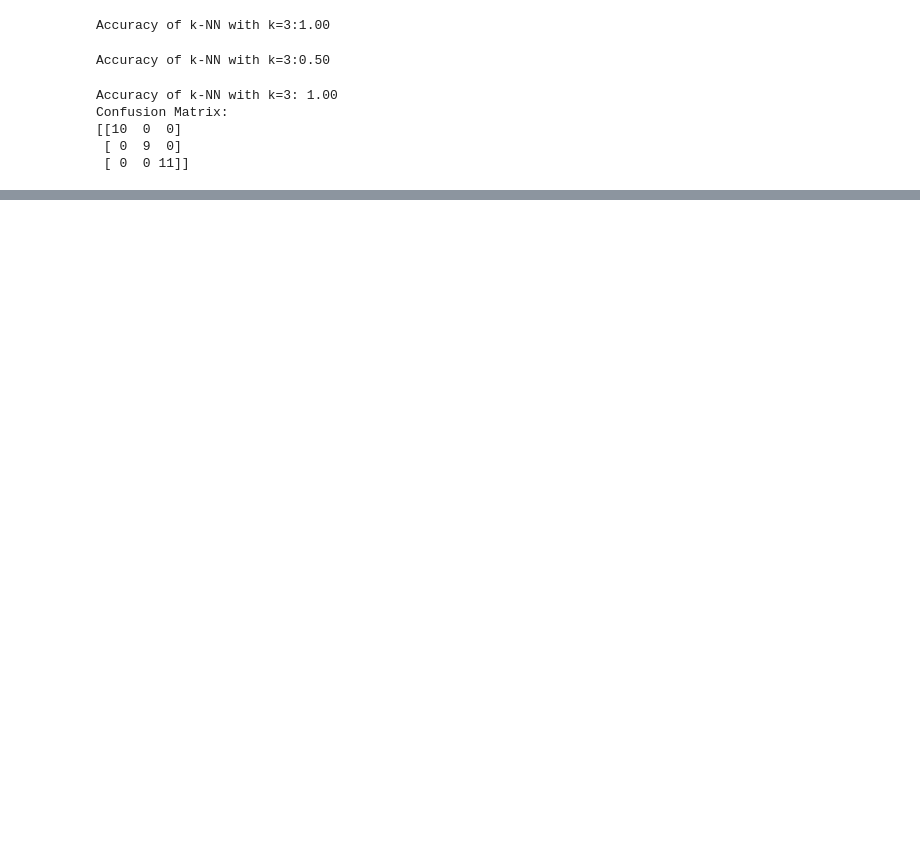
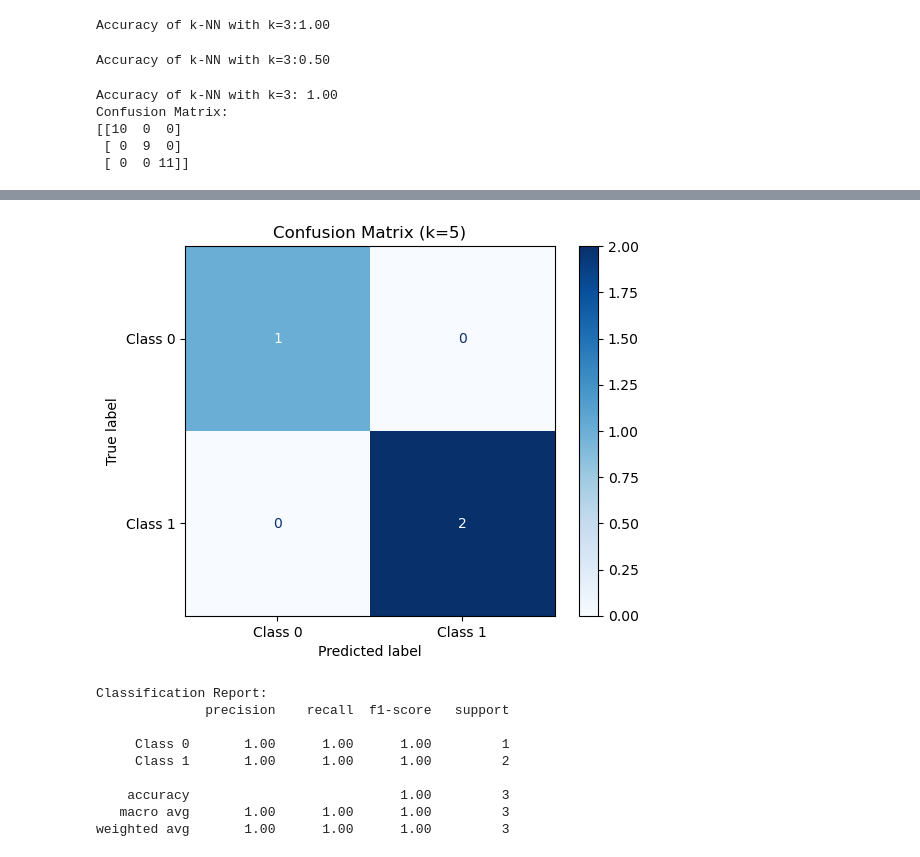
Before and after one commit to SojaVijayk/Datascience, a Jupyter notebook: knn.ipynb, the cells around one changed output, grey strips where cells are left out. Cells and saved outputs as stored; diff of their text form; code cells hidden in the pictures; blank space fills up the shorter version.

```diff
--- a/knn.ipynb
+++ b/knn.ipynb
@@ -70,0 +131,46 @@ Confusion Matrix:
+# %%
+import matplotlib.pyplot as plt
+from sklearn.model_selection import train_test_split
+from sklearn.neighbors import KNeighborsClassifier
+from sklearn.metrics import confusion_matrix, classification_report, ConfusionMatrixDisplay
+
+# Dataset
+x = [4, 5, 10, 4, 3, 11, 14 , 8, 10, 12]
+y = [21, 19, 24, 17, 16, 25, 24, 22, 21, 21]
+classes = [0, 0, 1, 0, 0, 1, 1, 0, 1, 1]
+
+data = list(zip(x, y))
+
+# Train-test split
+X_train, X_test, y_train, y_test = train_test_split(data, classes, test_size=0.3, random_state=42)
+
+# KNN with k=5
+k = 5
+knn = KNeighborsClassifier(n_neighbors=k)
+knn.fit(X_train, y_train)
+
+# Predictions
+y_pred = knn.predict(X_test)
+
+# Confusion Matrix
+cm = confusion_matrix(y_test, y_pred)
+disp = ConfusionMatrixDisplay(confusion_matrix=cm, display_labels=["Class 0", "Class 1"])
+disp.plot(cmap="Blues")
+plt.title(f"Confusion Matrix (k={k})")
+plt.grid(False)
+plt.show()
+
+# Detailed classification report
+print("Classification Report:")
+print(classification_report(y_test, y_pred, target_names=["Class 0", "Class 1"]))
+# %% [output]
+[figure, added]
+Classification Report:
+              precision    recall  f1-score   support
+
+     Class 0       1.00      1.00      1.00         1
+     Class 1       1.00      1.00      1.00         2
+
+    accuracy                           1.00         3
+   macro avg       1.00      1.00      1.00         3
+weighted avg       1.00      1.00      1.00         3
```
Also changed, not shown: parts of 3 cells of this notebook.
